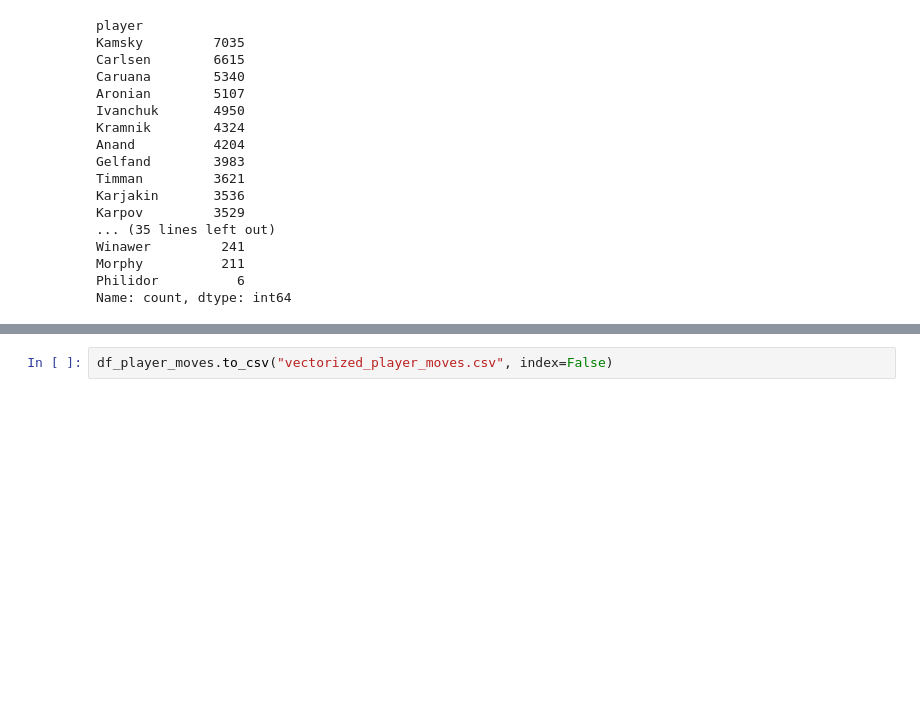
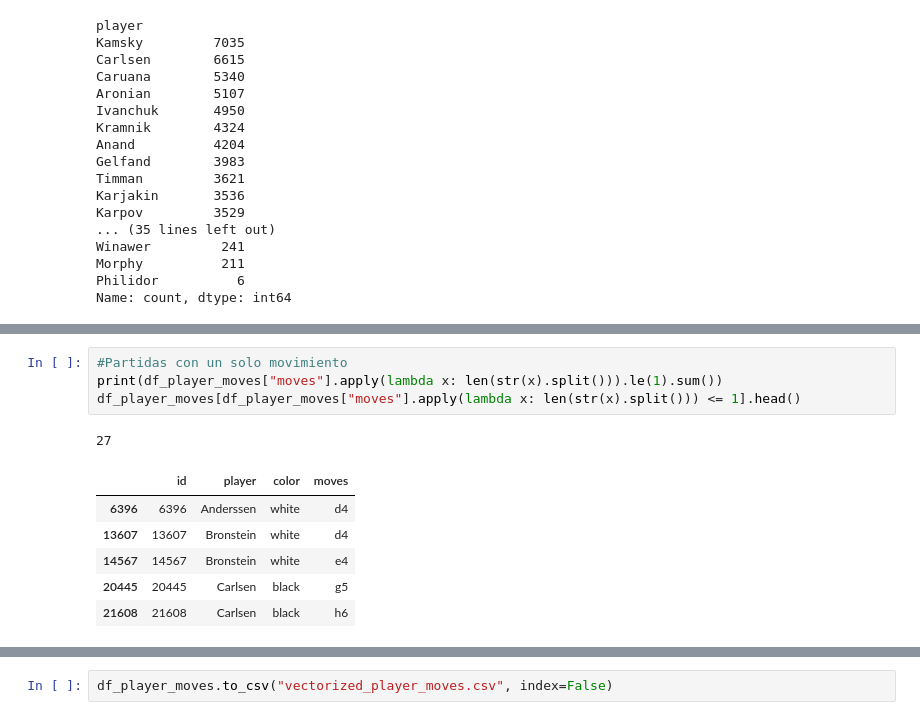
Before and after one commit to 212113114/ChessMatch-V2, a Jupyter notebook: preprocesamiento.ipynb, the cells around one changed output, grey strips where cells are left out. Saved outputs shown, nothing was run; the diff lists cells and outputs as text; blank space fills up the shorter version.

```diff
--- a/preprocesamiento.ipynb
+++ b/preprocesamiento.ipynb
@@ -185,0 +206,12 @@ def vectorizar(jugadas):
+# %%
+#Partidas con un solo movimiento
+print(df_player_moves["moves"].apply(lambda x: len(str(x).split())).le(1).sum())
+df_player_moves[df_player_moves["moves"].apply(lambda x: len(str(x).split())) <= 1].head()
+# %% [output]
+27
+|  | id | player | color | moves |
+| 6396 | 6396 | Anderssen | white | d4 |
+| 13607 | 13607 | Bronstein | white | d4 |
+| 14567 | 14567 | Bronstein | white | e4 |
+| 20445 | 20445 | Carlsen | black | g5 |
+| 21608 | 21608 | Carlsen | black | h6 |
```
Also changed, not shown: parts of 12 cells of this notebook.
